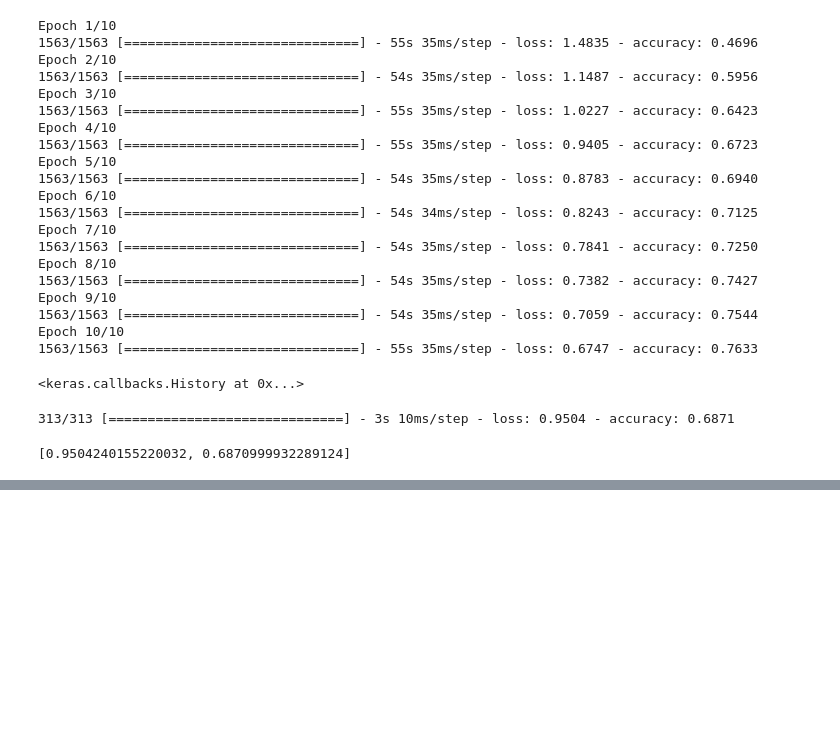
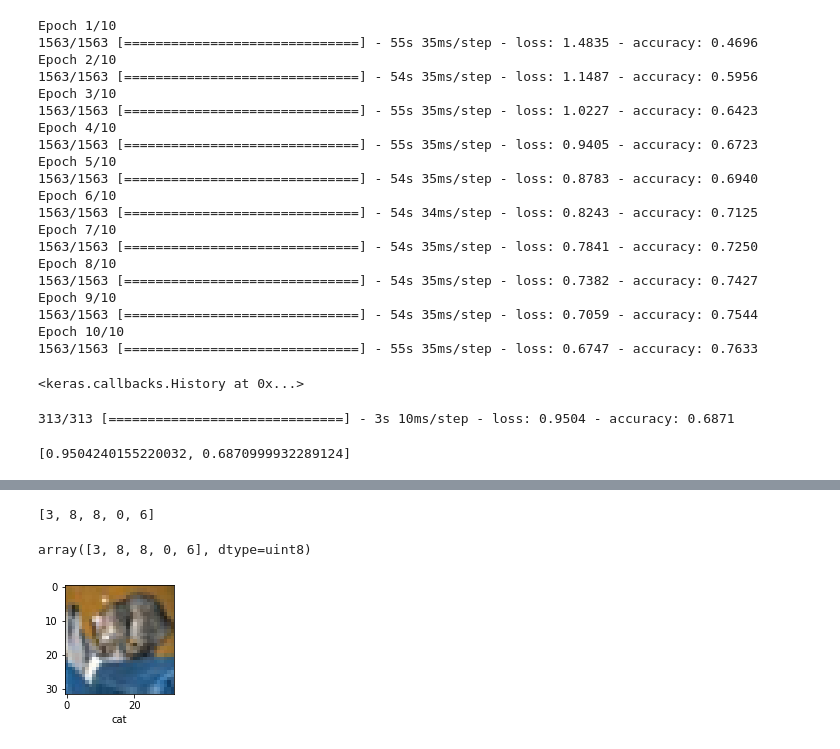
Before and after one commit to Milind-cod3-base/Cifar10_CNN, a Jupyter notebook: CNN_cifar10.ipynb, the cells around one changed output, grey strips where cells are left out. Drawn from its saved outputs; the diff is of its cells as text; code cells hidden in the pictures; blank space fills up the shorter version.

```diff
--- a/CNN_cifar10.ipynb
+++ b/CNN_cifar10.ipynb
@@ -234,0 +272,18 @@ cnn.evaluate(X_test, y_test)     #accuracy is 68%, I find it complete success.
+# %%
+y_classes = [np.argmax(element) for element in y_pred]  #runs a for loop in first nested elements and find maximum in first nested list
+
+y_classes[:5]       #these will be the predicted values by the model
+# %% [output]
+[3, 8, 8, 0, 6]
+# %%
+y_test[:5]   #this is the actual test dataset
+
+#my model predicted everything correctly
+# %% [output]
+array([3, 8, 8, 0, 6], dtype=uint8)
+# %%
+#checking manually
+
+plot_sample(X_test, y_test, 0)
+# %% [output]
+[figure, added]
```
Also changed, not shown: parts of 7 cells of this notebook.
